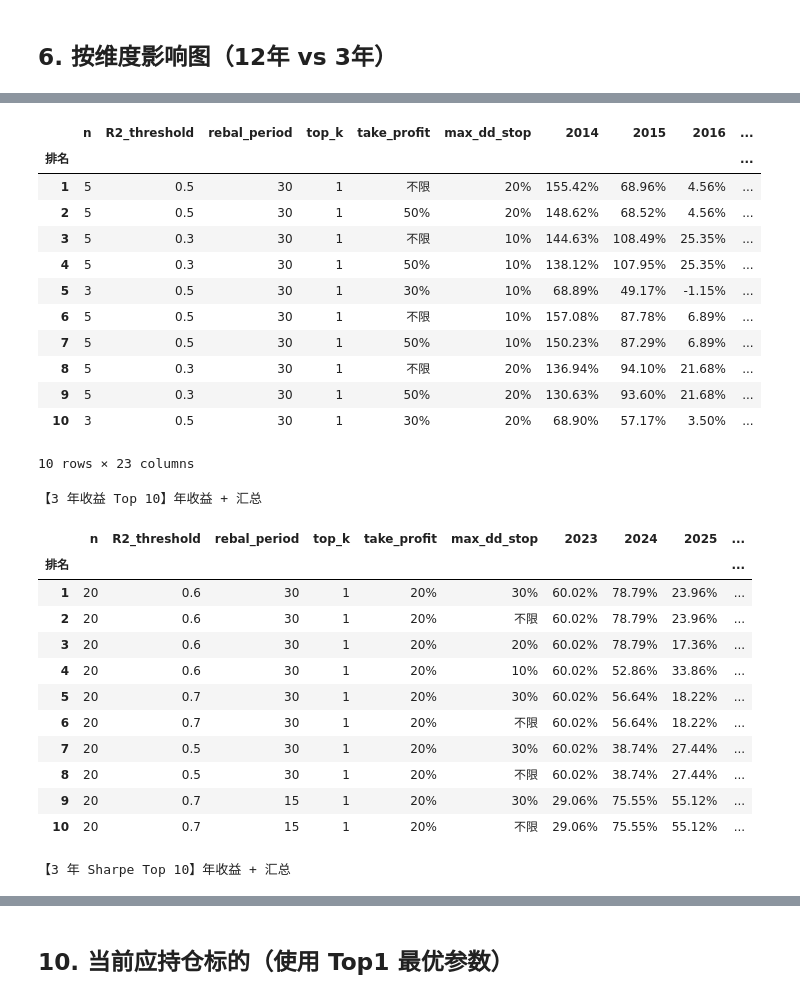
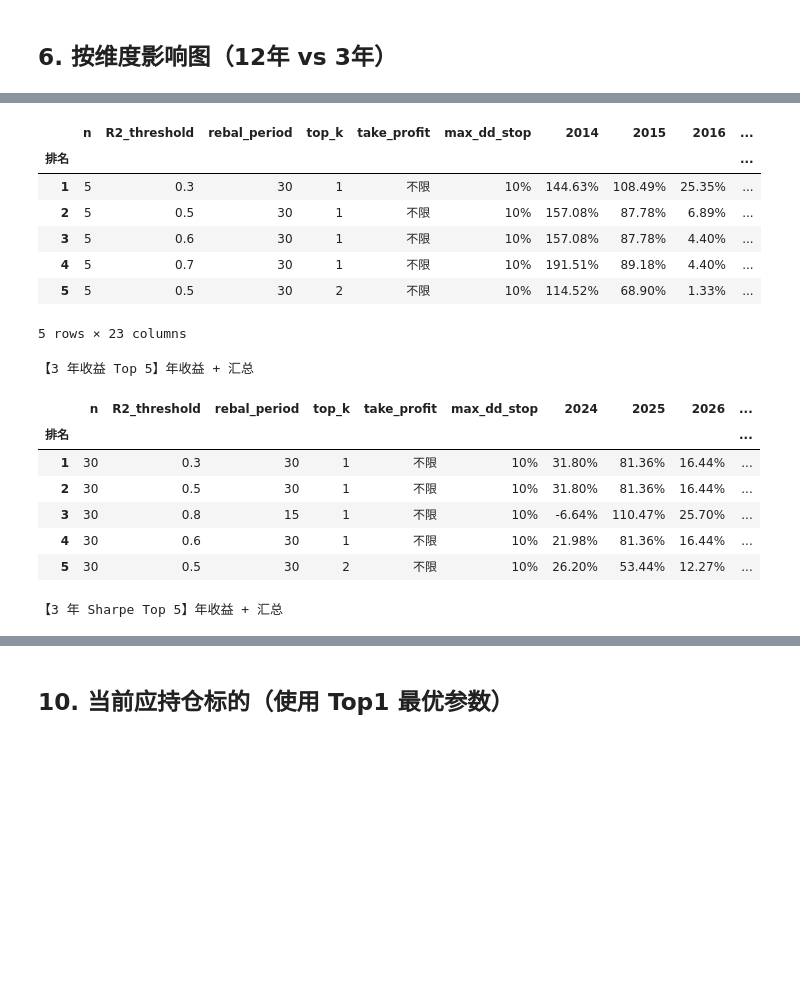
Before and after one commit to thinhunan/etf_momentum, a Jupyter notebook: momentum_backtest.ipynb, the cells around one changed output, grey strips where cells are left out. Cells and saved outputs as stored; diff of their text form; code cells hidden in the pictures; blank space fills up the shorter version.

```diff
--- a/momentum_backtest.ipynb
+++ b/momentum_backtest.ipynb
@@ -252,13 +65,16 @@ def backtest_momentum(
 # %% [markdown]
 ## 3. 定义参数网格
 # %%
-N_LIST = [3, 5, 7, 20, 25, 30, 35, 40]           # 动量回看天数 (移除表现差的10,15; 补充7,35)
-R2_LIST = [0.3, 0.5, 0.6, 0.7, 0.8]               # R² 阈值 (移除0.4≈0.3、0.9最差)
-REBAL_LIST = [10, 15, 20, 25, 30, 45, 60]          # 调仓周期 (移除5最差; 补充25,45,60)
-TOP_K_LIST = [1, 2, 3]                             # 每次持有 ETF 数量 (移除5收益最低)
-TP_LIST = [0.2, 0.3, 0.5, None]                    # 单笔止盈 (None=不限)
-SL_DD_LIST = [0.1, 0.2, 0.3, None]                 # 最大回撤止损 (None=不限)
+N_LIST = [3, 5, 7, 20, 30]           # 动量回看天数
+R2_LIST = [0.3, 0.5, 0.6, 0.7, 0.8]               # R² 阈值
+REBAL_LIST = [10, 15, 20, 30, 60]          # 调仓周期
+TOP_K_LIST = [1, 2, 3]                             # 每次持有 ETF 数量
+# 回测时不设 TP/SL，只跑 (n, r2, rebal, top_k)；TP/SL 由每笔交易 path 后统计得出
+TP_LIST = [0.2, 0.3, 0.5, None]                    # 后处理网格：单笔止盈 (None=不限)
+SL_DD_LIST = [0.1, 0.2, 0.3, None]                 # 后处理网格：最大回撤止损 (None=不限)
 
-param_grid = list(product(N_LIST, R2_LIST, REBAL_LIST, TOP_K_LIST, TP_LIST, SL_DD_LIST))
-print(f'参数组合数: {len(param_grid)}  ({len(N_LIST)}n × {len(R2_LIST)}R² × {len(REBAL_LIST)}rebal × {len(TOP_K_LIST)}topk × {len(TP_LIST)}TP × {len(SL_DD_LIST)}SL)')
+param_grid_core = list(product(N_LIST, R2_LIST, REBAL_LIST, TOP_K_LIST))
+param_grid_tp_sl = list(product(TP_LIST, SL_DD_LIST))
+print(f'核心参数组合数: {len(param_grid_core)}  (回测只跑这组，无 TP/SL)')
+print(f'TP/SL 网格: {len(TP_LIST)}×{len(SL_DD_LIST)} = {len(param_grid_tp_sl)}，由交易 path 后统计得出')
 # %% [output]
@@ -677,9 +619,9 @@ param_cols = ['n', 'R2_threshold', 'rebal_period', 'top_k', 'take_profit', 'max_
 summary_12y = ['annualized_12y', 'total_ret_12y', 'sharpe_12y', 'max_drawdown_12y']
 summary_3y = ['annualized_3y', 'total_ret_3y', 'sharpe_3y', 'max_drawdown_3y']
 
-# 1) 12 年收益 Top 10
-print('【12 年收益 Top 10】年收益 + 汇总')
-tbl = top10_ret_12y[param_cols + year_cols + summary_12y].copy()
+# 1) 12 年收益 Top 5
+print('【12 年收益 Top 5】年收益 + 汇总')
+tbl = top5_ret_12y[param_cols + year_cols + summary_12y].copy()
 tbl = _fmt_tp_sl(tbl)
 for c in year_cols + ['annualized_12y', 'total_ret_12y', 'max_drawdown_12y']:
     tbl[c] = _fmt_pct(tbl[c])
@@ -687,9 +629,9 @@ tbl['sharpe_12y'] = tbl['sharpe_12y'].map(lambda x: f'{x:.2f}' if pd.notna(x) el
 tbl.index = range(1, len(tbl) + 1); tbl.index.name = '排名'
 display(tbl)
 
-# 2) 12 年 Sharpe Top 10
-print('\n【12 年 Sharpe Top 10】年收益 + 汇总')
-tbl2 = top10_sharpe_12y[param_cols + year_cols + summary_12y].copy()
+# 2) 12 年 Sharpe Top 5
+print('\n【12 年 Sharpe Top 5】年收益 + 汇总')
+tbl2 = top5_sharpe_12y[param_cols + year_cols + summary_12y].copy()
 tbl2 = _fmt_tp_sl(tbl2)
 for c in year_cols + ['annualized_12y', 'total_ret_12y', 'max_drawdown_12y']:
     tbl2[c] = _fmt_pct(tbl2[c])
@@ -697,11 +639,11 @@ tbl2['sharpe_12y'] = tbl2['sharpe_12y'].map(lambda x: f'{x:.2f}' if pd.notna(x)
 tbl2.index = range(1, len(tbl2) + 1); tbl2.index.name = '排名'
 display(tbl2)
 
-# 3) 3 年收益 Top 10
+# 3) 3 年收益 Top 5
 y3_cols = [c for c in result_df.columns if str(c).startswith('y') and '_3y' in str(c)]
 if y3_cols:
-    print('\n【3 年收益 Top 10】年收益 + 汇总')
-    tbl3 = top10_ret_3y[param_cols + y3_cols + summary_3y].copy()
+    print('\n【3 年收益 Top 5】年收益 + 汇总')
+    tbl3 = top5_ret_3y[param_cols + y3_cols + summary_3y].copy()
     tbl3 = _fmt_tp_sl(tbl3)
     for c in y3_cols + ['annualized_3y', 'total_ret_3y', 'max_drawdown_3y']:
         tbl3[c] = _fmt_pct(tbl3[c])
@@ -710,8 +652,8 @@ if y3_cols:
     tbl3.index = range(1, len(tbl3) + 1); tbl3.index.name = '排名'
     display(tbl3)
 
-    print('\n【3 年 Sharpe Top 10】年收益 + 汇总')
-    tbl4 = top10_sharpe_3y[param_cols + y3_cols + summary_3y].copy()
+    print('\n【3 年 Sharpe Top 5】年收益 + 汇总')
+    tbl4 = top5_sharpe_3y[param_cols + y3_cols + summary_3y].copy()
     tbl4 = _fmt_tp_sl(tbl4)
     for c in y3_cols + ['annualized_3y', 'total_ret_3y', 'max_drawdown_3y']:
         tbl4[c] = _fmt_pct(tbl4[c])
@@ -738,27 +675,17 @@ if y3_cols:
 |  | n | R2_threshold | rebal_period | top_k | take_profit | max_dd_stop | 2014 | 2015 | 2016 | ... |
 | 排名 |  |  |  |  |  |  |  |  |  | ... |
-| 1 | 5 | 0.5 | 30 | 1 | 不限 | 20% | 155.42% | 68.96% | 4.56% | ... |
-| 2 | 5 | 0.5 | 30 | 1 | 50% | 20% | 148.62% | 68.52% | 4.56% | ... |
-| 3 | 5 | 0.3 | 30 | 1 | 不限 | 10% | 144.63% | 108.49% | 25.35% | ... |
-| 4 | 5 | 0.3 | 30 | 1 | 50% | 10% | 138.12% | 107.95% | 25.35% | ... |
-| 5 | 3 | 0.5 | 30 | 1 | 30% | 10% | 68.89% | 49.17% | -1.15% | ... |
-| 6 | 5 | 0.5 | 30 | 1 | 不限 | 10% | 157.08% | 87.78% | 6.89% | ... |
-| 7 | 5 | 0.5 | 30 | 1 | 50% | 10% | 150.23% | 87.29% | 6.89% | ... |
-| 8 | 5 | 0.3 | 30 | 1 | 不限 | 20% | 136.94% | 94.10% | 21.68% | ... |
-| 9 | 5 | 0.3 | 30 | 1 | 50% | 20% | 130.63% | 93.60% | 21.68% | ... |
-| 10 | 3 | 0.5 | 30 | 1 | 30% | 20% | 68.90% | 57.17% | 3.50% | ... |
+| 1 | 5 | 0.3 | 30 | 1 | 不限 | 10% | 144.63% | 108.49% | 25.35% | ... |
+| 2 | 5 | 0.5 | 30 | 1 | 不限 | 10% | 157.08% | 87.78% | 6.89% | ... |
+| 3 | 5 | 0.6 | 30 | 1 | 不限 | 10% | 157.08% | 87.78% | 4.40% | ... |
+| 4 | 5 | 0.7 | 30 | 1 | 不限 | 10% | 191.51% | 89.18% | 4.40% | ... |
+| 5 | 5 | 0.5 | 30 | 2 | 不限 | 10% | 114.52% | 68.90% | 1.33% | ... |
-10 rows × 23 columns
+5 rows × 23 columns
-【3 年收益 Top 10】年收益 + 汇总
+【3 年收益 Top 5】年收益 + 汇总
-|  | n | R2_threshold | rebal_period | top_k | take_profit | max_dd_stop | 2023 | 2024 | 2025 | ... |
+|  | n | R2_threshold | rebal_period | top_k | take_profit | max_dd_stop | 2024 | 2025 | 2026 | ... |
 | 排名 |  |  |  |  |  |  |  |  |  | ... |
-| 1 | 20 | 0.6 | 30 | 1 | 20% | 30% | 60.02% | 78.79% | 23.96% | ... |
-| 2 | 20 | 0.6 | 30 | 1 | 20% | 不限 | 60.02% | 78.79% | 23.96% | ... |
-| 3 | 20 | 0.6 | 30 | 1 | 20% | 20% | 60.02% | 78.79% | 17.36% | ... |
-| 4 | 20 | 0.6 | 30 | 1 | 20% | 10% | 60.02% | 52.86% | 33.86% | ... |
-| 5 | 20 | 0.7 | 30 | 1 | 20% | 30% | 60.02% | 56.64% | 18.22% | ... |
-| 6 | 20 | 0.7 | 30 | 1 | 20% | 不限 | 60.02% | 56.64% | 18.22% | ... |
-| 7 | 20 | 0.5 | 30 | 1 | 20% | 30% | 60.02% | 38.74% | 27.44% | ... |
-| 8 | 20 | 0.5 | 30 | 1 | 20% | 不限 | 60.02% | 38.74% | 27.44% | ... |
-| 9 | 20 | 0.7 | 15 | 1 | 20% | 30% | 29.06% | 75.55% | 55.12% | ... |
-| 10 | 20 | 0.7 | 15 | 1 | 20% | 不限 | 29.06% | 75.55% | 55.12% | ... |
+| 1 | 30 | 0.3 | 30 | 1 | 不限 | 10% | 31.80% | 81.36% | 16.44% | ... |
+| 2 | 30 | 0.5 | 30 | 1 | 不限 | 10% | 31.80% | 81.36% | 16.44% | ... |
+| 3 | 30 | 0.8 | 15 | 1 | 不限 | 10% | -6.64% | 110.47% | 25.70% | ... |
+| 4 | 30 | 0.6 | 30 | 1 | 不限 | 10% | 21.98% | 81.36% | 16.44% | ... |
+| 5 | 30 | 0.5 | 30 | 2 | 不限 | 10% | 26.20% | 53.44% | 12.27% | ... |
-【3 年 Sharpe Top 10】年收益 + 汇总
+【3 年 Sharpe Top 5】年收益 + 汇总
```
Also changed, not shown: parts of 21 cells of this notebook, 18 other files.
